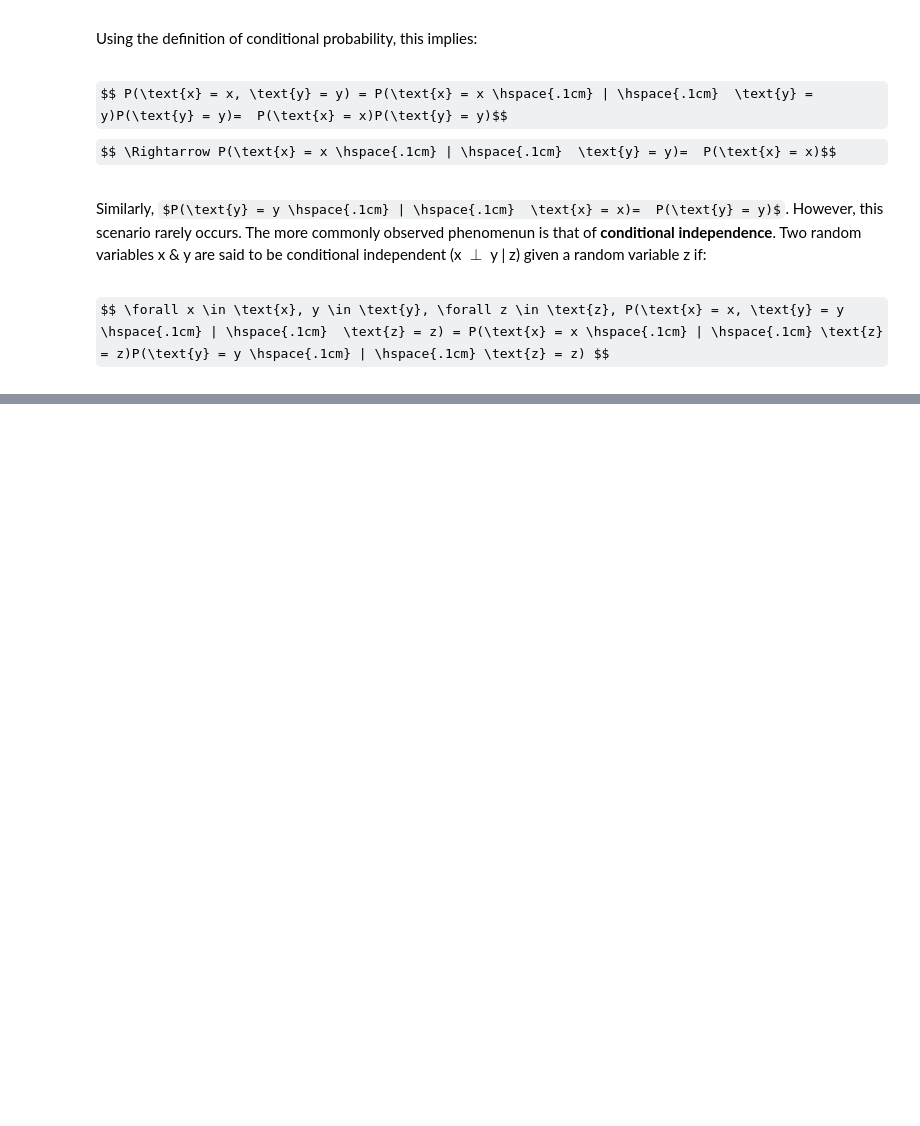
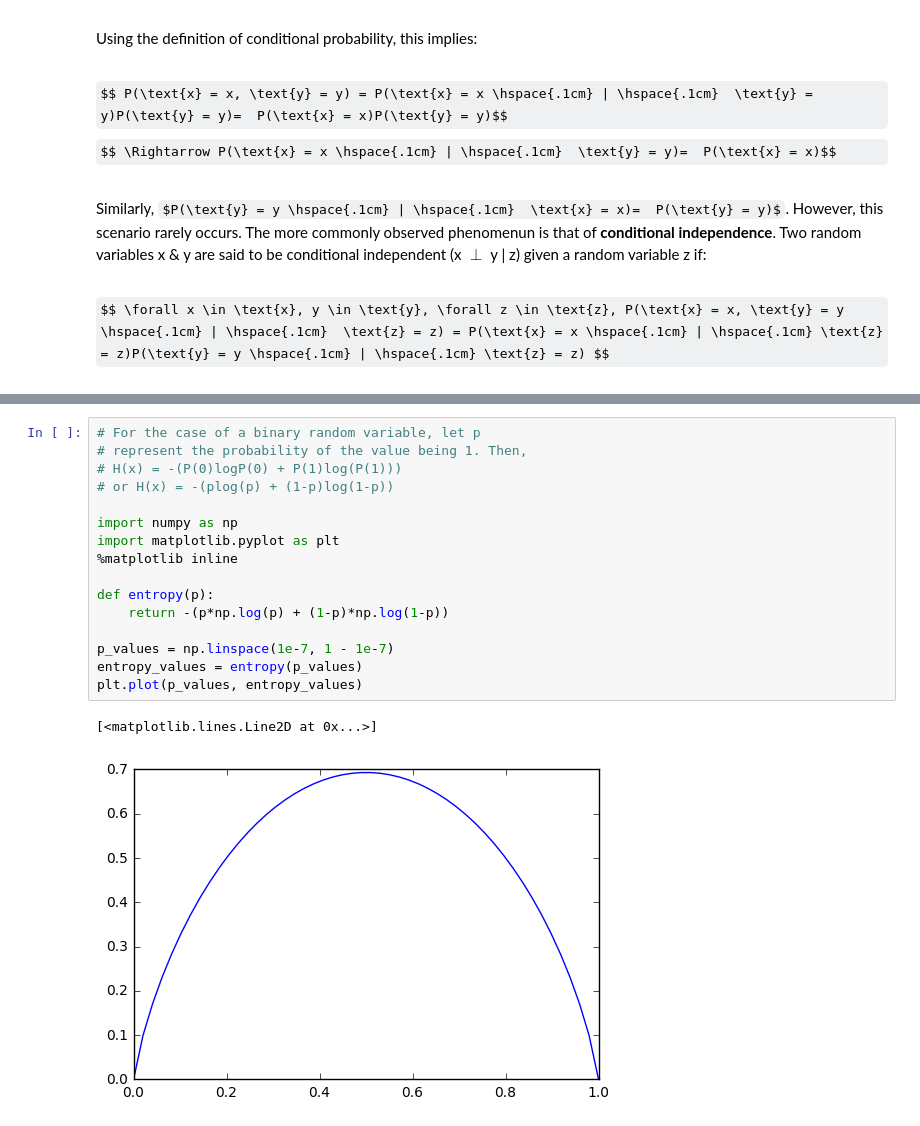
Before and after one commit to dalmia/Deep-Learning-Book-Chapter-Summaries, a Jupyter notebook: Chapter 3 - Probability and Information Theory.ipynb, the cells around one changed output, grey strips where cells are left out. Cells and saved outputs as stored; diff of their text form; some formulas as TeX source; blank space fills up the shorter version.

```diff
--- a/Chapter 3 - Probability and Information Theory.ipynb
+++ b/Chapter 3 - Probability and Information Theory.ipynb
@@ -170,0 +361,19 @@ $$ \forall x \in \text{x}, y \in \text{y}, \forall z \in \text{z}, P(\text{x} =
+# %%
+# For the case of a binary random variable, let p
+# represent the probability of the value being 1. Then,
+# H(x) = -(P(0)logP(0) + P(1)log(P(1)))
+# or H(x) = -(plog(p) + (1-p)log(1-p))
+
+import numpy as np
+import matplotlib.pyplot as plt
+%matplotlib inline
+
+def entropy(p):
+    return -(p*np.log(p) + (1-p)*np.log(1-p))
+
+p_values = np.linspace(1e-7, 1 - 1e-7)
+entropy_values = entropy(p_values)
+plt.plot(p_values, entropy_values)
+# %% [output]
+[<matplotlib.lines.Line2D at 0x...>]
+[figure, added]
```
Also changed, not shown: parts of 17 cells of this notebook, 4 other files.
